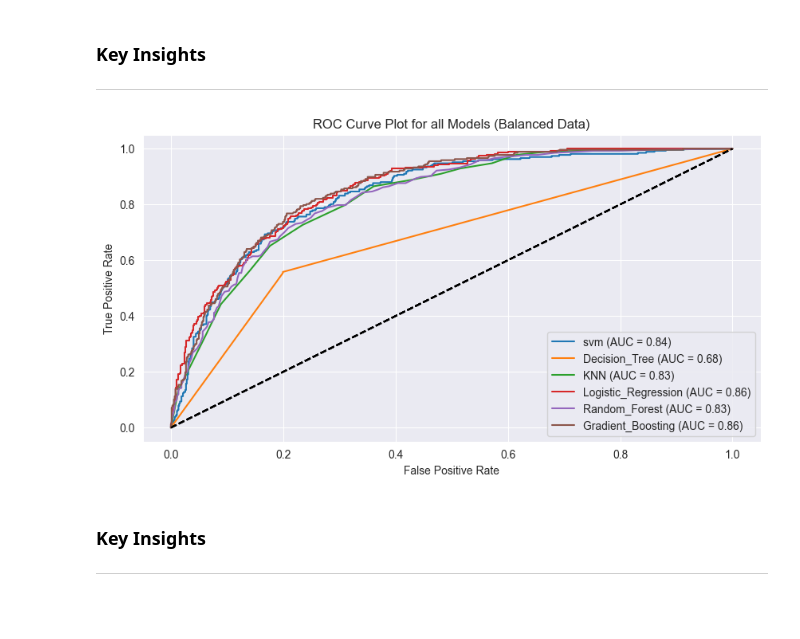
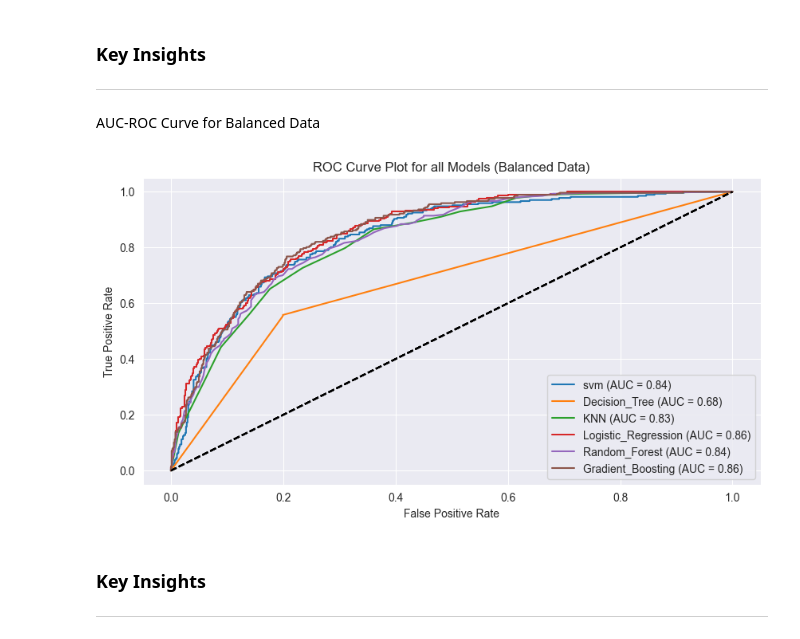
Before and after one commit to edadso/Customer-Churn-Prediction-Vodafone-Corporation, a Jupyter notebook: notebooks/project_code.ipynb, the cells around one changed output. Saved outputs shown, nothing was run; the diff lists cells and outputs as text; code cells hidden in the pictures; blank space fills up the shorter version.

```diff
--- a/notebooks/project_code.ipynb
+++ b/notebooks/project_code.ipynb
@@ -1097,7 +1097,7 @@ cat_pipeline = Pipeline(steps = [("categorical_imputer", SimpleImputer(strategy
 
 # Create columntransformer for models that assume normality and require encoding of categorical features
 preprocessor = ColumnTransformer(transformers = [("num_pipeline", num_pipeline, numerical_features),
-                                                 ("cat_pipelin_", cat_pipeline, categorical_features)])
+                                                 ("cat_pipeline", cat_pipeline, categorical_features)])
 # %% [markdown]
 ## 4. Modelling
 In this analysis, we aim to explore the predictive power of four machine learning algorithms
@@ -1140,25 +1124,0 @@ Classification Report
-# %%
-# Creating a metrics dataframe
-metrics_table = pd.DataFrame(columns=["Model_Name", "Accuracy", "Precision", "Recall", "F1_Score"])
-
-# Evaluating models
-for model_name, pipeline in all_pipelines.items():
-    # Predicting
-    y_pred = pipeline.predict(X_eval)
-
-    # Calculate metrics
-    accuracy = accuracy_score(y_eval_encoded, y_pred)
-    precision = precision_score(y_eval_encoded, y_pred, average='weighted')
-    recall = recall_score(y_eval_encoded, y_pred, average='weighted')
-    f1 = f1_score(y_eval_encoded, y_pred, average='weighted')
-
-    # Create a temporary DataFrame for the new row
-    new_row = pd.DataFrame([{"Model_Name": model_name, "Accuracy": accuracy, "Precision": precision, "Recall": recall, "F1_Score": f1}])
-
-    # Append the new row to the metrics table
-    metrics_table = pd.concat([metrics_table, new_row], ignore_index=True)
-
-    # Print the classification report for each model
-    print(f"Classification Report for {model_name}:")
-    print(classification_report(y_eval_encoded, y_pred, target_names=["Not Churn", "Churn"], digits=2))
-    print("="*55)
@@ -1312,30 +1379,32 @@ weighted avg       0.80      0.80      0.80      1009
 # %% [markdown]
 ### Key Insights
 -------------------------------------
+# %% [markdown]
+AUC-ROC Curve for Balanced Data
 # %%
 # Plot roc_curves
 fig, ax = plt.subplots(figsize=(10, 5))
 balanced_roc_data = {}
 
-for model_name, pipeline in balanced_pipelines.items():
-    y_score_ = pipeline.predict_proba(X_eval)[:, 1]
-    fpr_, tpr_, thresholds = roc_curve(y_eval_encoded, y_score_)
+for model, pipeline_ in all_pipelines_bal.items():
+    y_score_ = pipeline_.predict_proba(X_eval)[:, 1]
+    fpr_, tpr_, thresholds_ = roc_curve(y_eval_encoded, y_score_)
     roc_auc_ = auc(fpr_,tpr_)
-    roc_data_ = pd.DataFrame({"False Positive Rate": fpr_, "True Positive Rate": tpr_, "Threshold": thresholds})
-    balanced_roc_data[model_name] = roc_data_
+    roc_data_ = pd.DataFrame({"False Positive Rate": fpr_, "True Positive Rate": tpr_, "Threshold": thresholds_})
+    balanced_roc_data[model] = roc_data_
 
     # Plot ROC curve
-    ax.plot(fpr_, tpr_, label=f"{model_name} (AUC = {roc_auc_:.2f})")
+    ax.plot(fpr_, tpr_, label=f"{model} (AUC = {roc_auc_:.2f})")
     ax.plot([0, 1], [0, 1], "k--")
 
     # Label axis and title
     ax.set_xlabel("False Positive Rate")
     ax.set_ylabel("True Positive Rate")
 ax.set_title("ROC Curve Plot for all Models (Balanced Data)")
 plt.legend()
 plt.show()
 # %% [output]
-[figure, old version]
+[figure, new version]
 # %% [markdown]
 ### Key Insights
 ---------------------------------------
```
Also changed, not shown: parts of 33 cells of this notebook.
